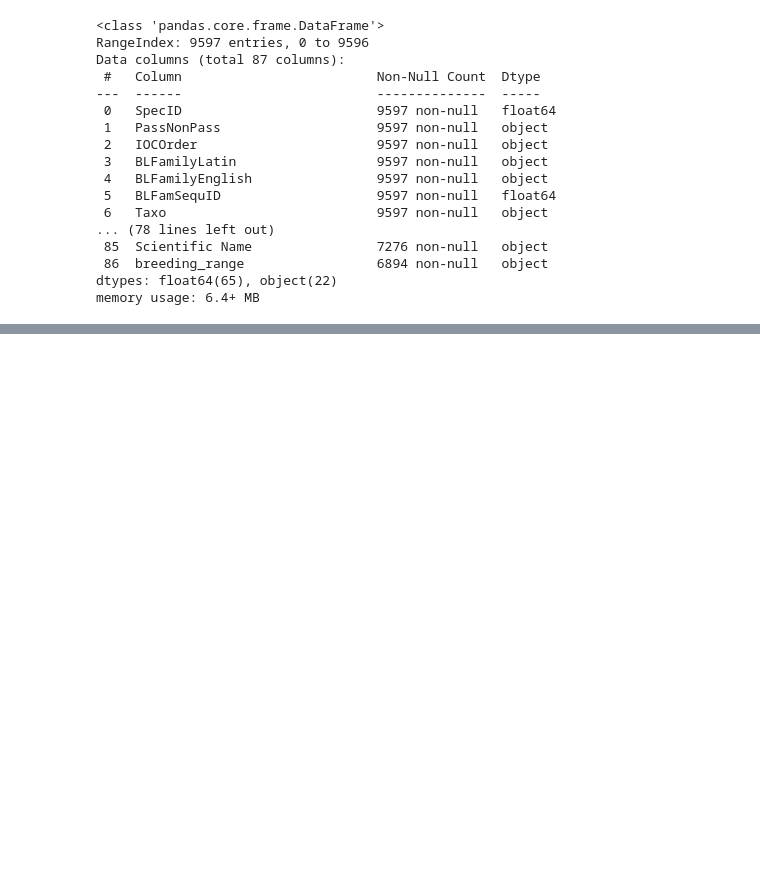
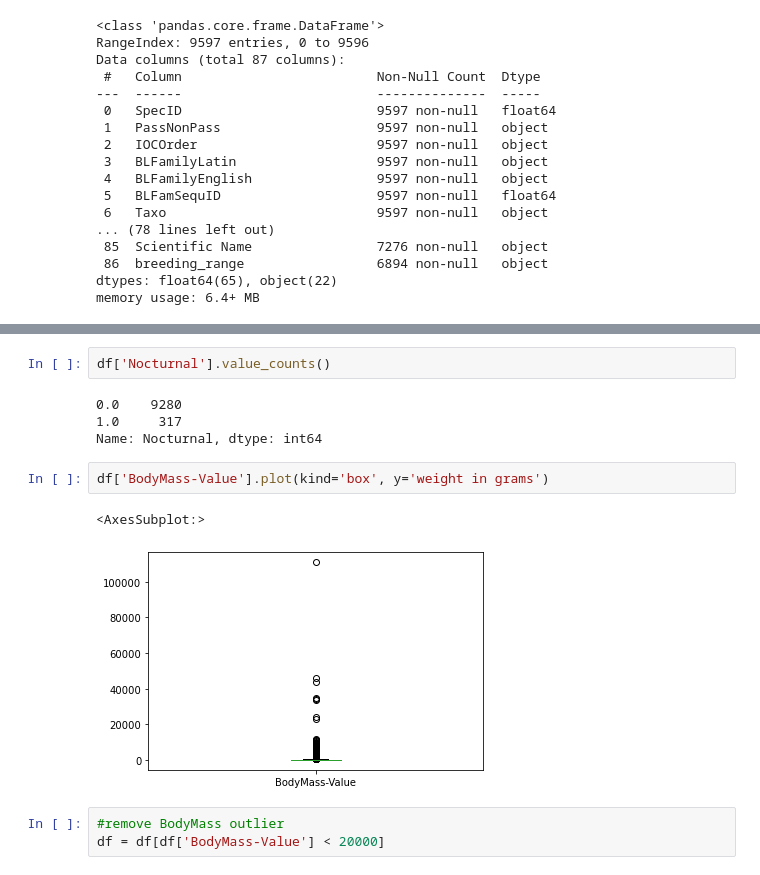
Before and after one commit to CGPinDC/Bird-Classification-Project, a Jupyter notebook: notebooks/crystal/cgp_EDA.ipynb, the cells around one changed output, grey strips where cells are left out. Saved outputs shown, nothing was run; the diff lists cells and outputs as text; blank space fills up the shorter version.

```diff
--- a/notebooks/crystal/cgp_EDA.ipynb
+++ b/notebooks/crystal/cgp_EDA.ipynb
@@ -196,0 +100,14 @@ breeding_range
+# %%
+df['Nocturnal'].value_counts()
+# %% [output]
+0.0    9280
+1.0     317
+Name: Nocturnal, dtype: int64
+# %%
+df['BodyMass-Value'].plot(kind='box', y='weight in grams')
+# %% [output]
+<AxesSubplot:>
+[figure, added]
+# %%
+#remove BodyMass outlier
+df = df[df['BodyMass-Value'] < 20000]
```
Also changed, not shown: parts of 39 cells of this notebook.
